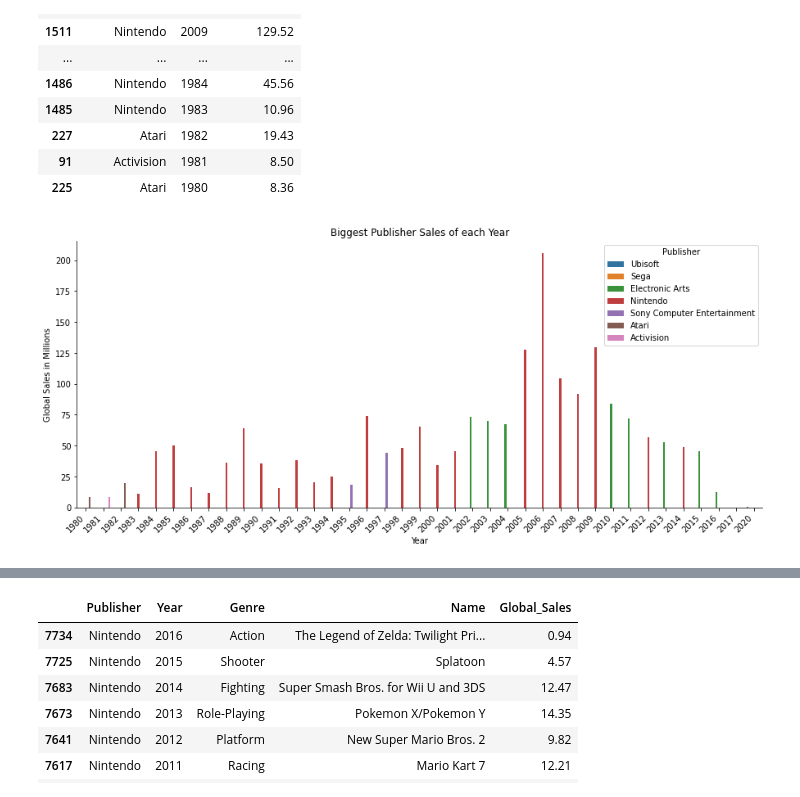
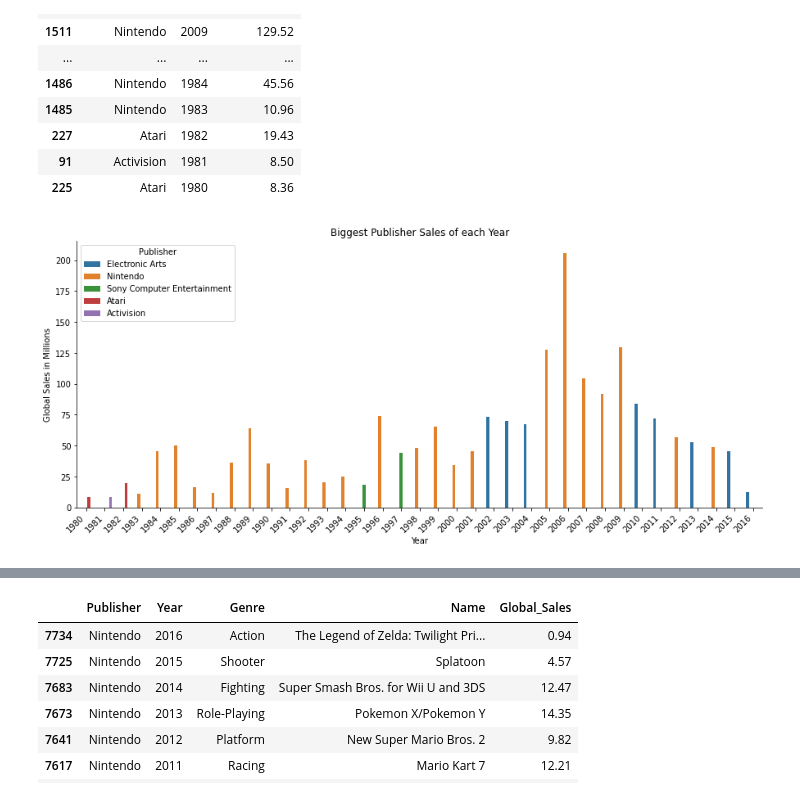
Before and after one commit to lgbongiolo/Video-Game-Sales, a Jupyter notebook: Video Games Sales .ipynb, the cells around one changed output, grey strips where cells are left out. Cells and saved outputs as stored; diff of their text form; code cells hidden in the pictures.

```diff
--- a/Video Games Sales .ipynb
+++ b/Video Games Sales .ipynb
@@ -451,22 +451,22 @@ publisher_10year.head(50)
 # %%
 #Need to add a second label
 
 
 dx=plt.figure(figsize=(15,6))
-sns.barplot(x="Year",y="Global_Sales", data=publisher_10year, ci=None, hue="Publisher")
+sns.barplot(x="Year",y="Global_Sales", data=publisher_10year[2:39], hue="Publisher")
 plt.ylabel("Global Sales in Millions")
 plt.xticks(rotation=45, horizontalalignment='right')
 plt.title("Biggest Publisher Sales of each Year")
 
 sns.despine()
 
-#Note that Ubisoft is at the top 5 Publishers but net the biggest publisher of the year
+#Note that Ubisoft is at the top 5 Publishers but not the biggest publisher of the year
 #Atari is a big Publisher but never mad at the top 10 after the 80's, never recovered
 #Nintendo dominated the market for so long
 #We should consider Nintendo matrics,
 #Sony dominated during the first generation of consoles, we need more data to evaluate today's
 # %% [output]
-[figure, old version]
+[figure, new version]
 # %%
 #counts = publisher_10year['Publisher'].value_counts()
 
```
Also changed, not shown: parts of 32 cells of this notebook.
